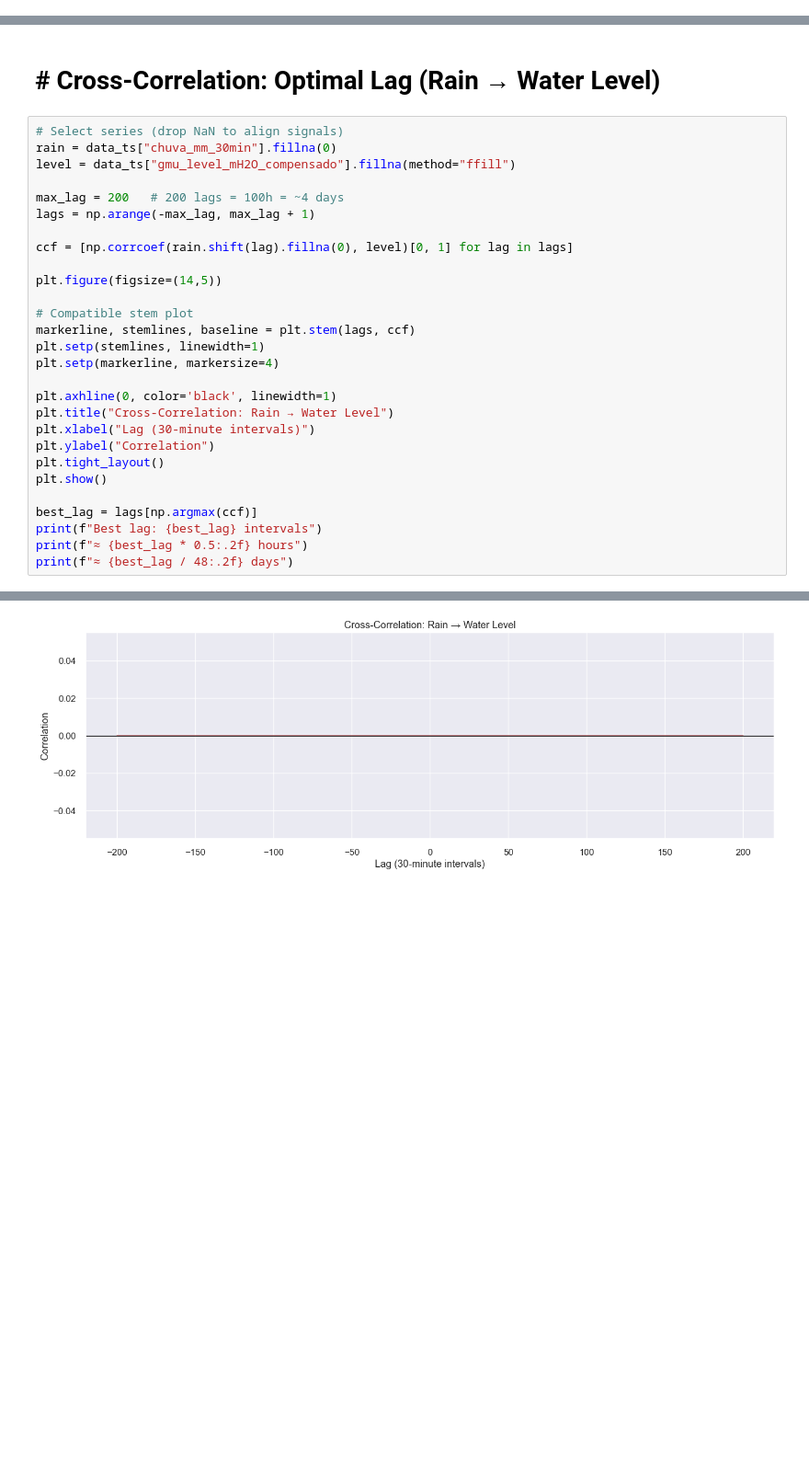
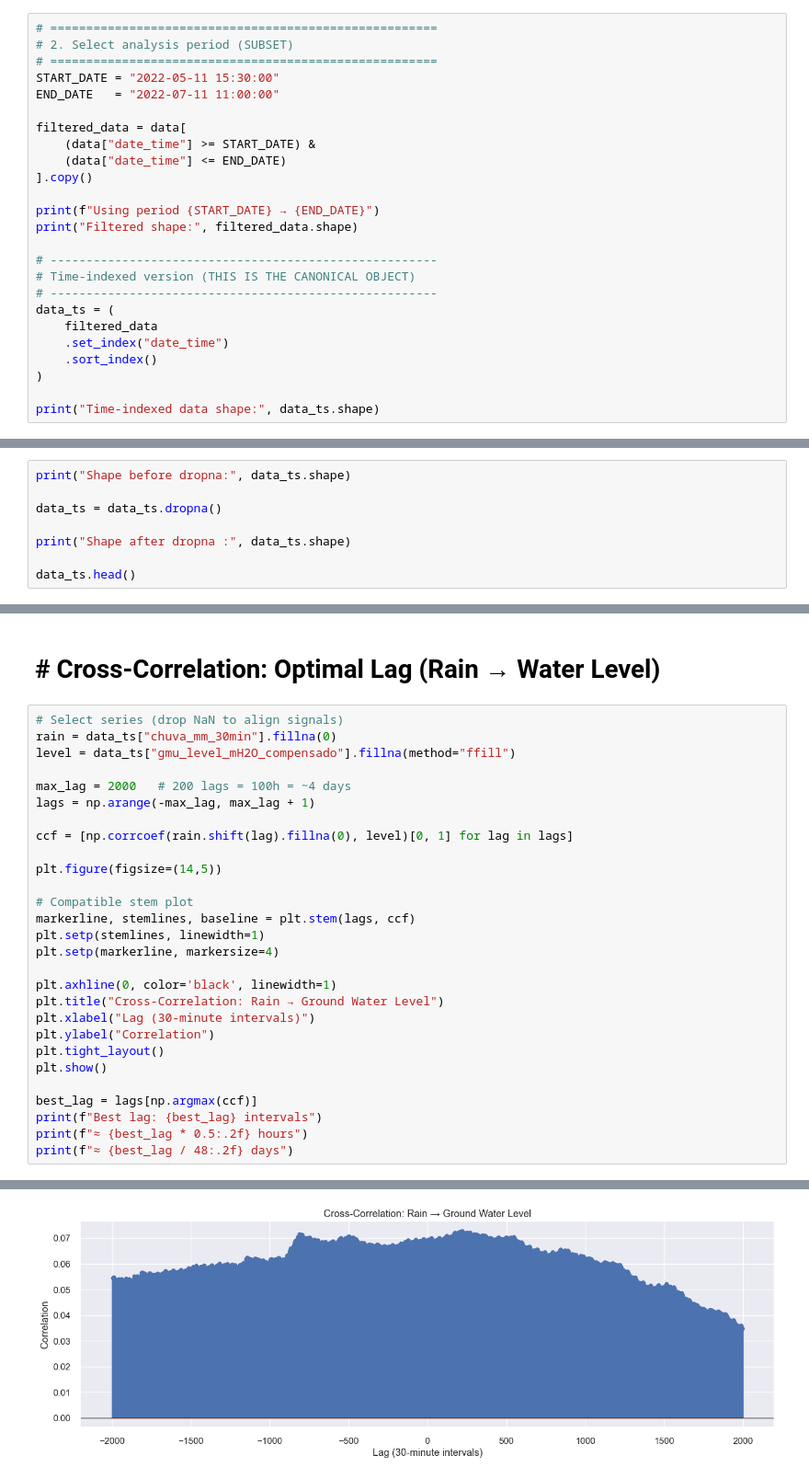
Before and after one commit to PelizariGabriel/groundwater-level-ML, a Jupyter notebook: Hydrogeological EDA.ipynb, the cells around one changed output, grey strips where cells are left out. Shown at 92% size. Cells and saved outputs as stored; diff of their text form; blank space fills up the shorter version.

```diff
--- a/Hydrogeological EDA.ipynb
+++ b/Hydrogeological EDA.ipynb
@@ -169,0 +244,25 @@ Filtered dataset shape: (2951, 10)
+# %%
+# ======================================================
+# 2. Select analysis period (SUBSET)
+# ======================================================
+START_DATE = "2022-05-11 15:30:00"
+END_DATE   = "2022-07-11 11:00:00"
+
+filtered_data = data[
+    (data["date_time"] >= START_DATE) &
+    (data["date_time"] <= END_DATE)
+].copy()
+
+print(f"Using period {START_DATE} → {END_DATE}")
+print("Filtered shape:", filtered_data.shape)
+
+# ------------------------------------------------------
+# Time-indexed version (THIS IS THE CANONICAL OBJECT)
+# ------------------------------------------------------
+data_ts = (
+    filtered_data
+    .set_index("date_time")
+    .sort_index()
+)
+
+print("Time-indexed data shape:", data_ts.shape)
@@ -334,0 +495,8 @@ pressao_mH2O_final: 0 potential outliers (|z| > 3)
+# %%
+print("Shape before dropna:", data_ts.shape)
+
+data_ts = data_ts.dropna()
+
+print("Shape after dropna :", data_ts.shape)
+
+data_ts.head()
@@ -629,7 +1302,7 @@ else:
 rain = data_ts["chuva_mm_30min"].fillna(0)
 level = data_ts["gmu_level_mH2O_compensado"].fillna(method="ffill")
 
-max_lag = 200   # 200 lags = 100h = ~4 days
+max_lag = 2000   # 200 lags = 100h = ~4 days
 lags = np.arange(-max_lag, max_lag + 1)
 
 ccf = [np.corrcoef(rain.shift(lag).fillna(0), level)[0, 1] for lag in lags]
@@ -642,7 +1315,7 @@ plt.setp(stemlines, linewidth=1)
 plt.setp(markerline, markersize=4)
 
 plt.axhline(0, color='black', linewidth=1)
-plt.title("Cross-Correlation: Rain → Water Level")
+plt.title("Cross-Correlation: Rain → Ground Water Level")
 plt.xlabel("Lag (30-minute intervals)")
 plt.ylabel("Correlation")
 plt.tight_layout()
@@ -656 +1330 @@ print(f"≈ {best_lag / 48:.2f} days")
-[figure, old version]
+[figure, new version]
```
Also changed, not shown: parts of 43 cells of this notebook, 7 other files.
